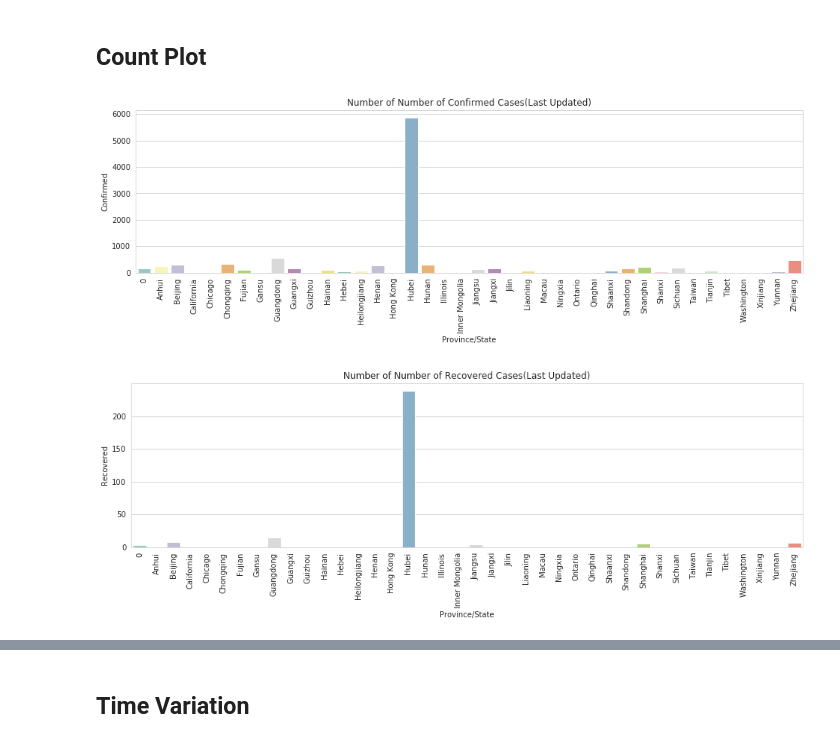
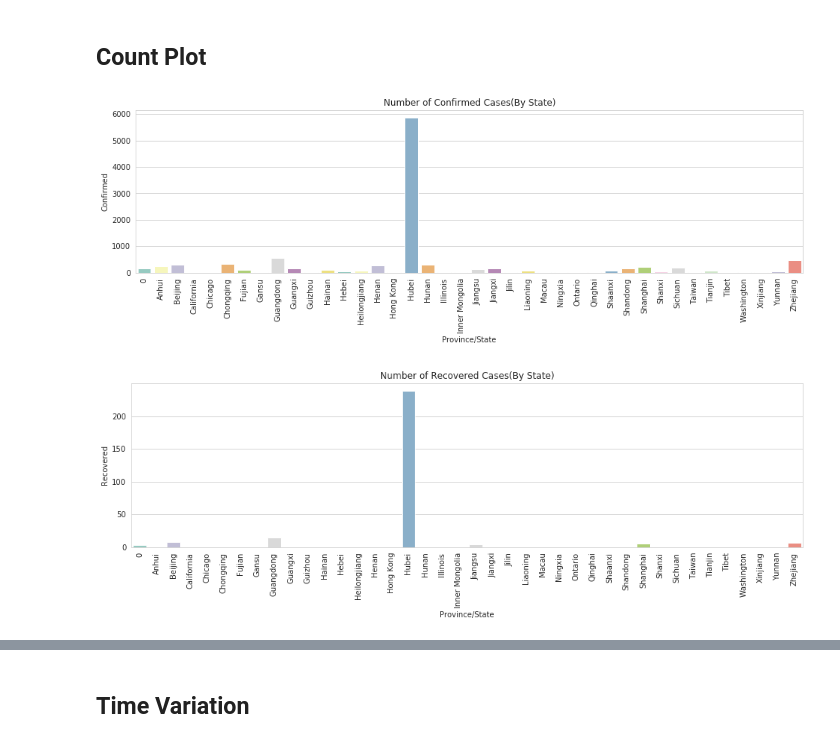
Before and after one commit to hossainlab/CoronavirusTracking, a Jupyter notebook: Corona Data Analysis .ipynb, the cells around one changed output, grey strips where cells are left out. Drawn from its saved outputs; the diff is of its cells as text; code cells hidden in the pictures.

```diff
--- a/Corona Data Analysis .ipynb
+++ b/Corona Data Analysis .ipynb
@@ -226,11 +226,11 @@ def count_plot(feature, value, title, df, size=1):
     plt.show()
 # %%
 # Number of confirmed cases by Province/Satate
-count_plot('Province/State', 'Confirmed', 'Number of Confirmed Cases(Last Updated)', data_by_state, size=4)
+count_plot('Province/State', 'Confirmed', 'Confirmed Cases(By State)', data_by_state, size=4)
 # %% [output]
-[figure, old version]
+[figure, new version]
 # %%
 # Number of recovered cases by Province/State
-count_plot('Province/State', 'Recovered', 'Number of Recovered Cases(Last Updated)', data_by_state, size=4)
+count_plot('Province/State', 'Recovered', 'Recovered Cases(By State)', data_by_state, size=4)
 # %% [output]
-[figure, old version]
+[figure, new version]
```
Also changed, not shown: parts of 12 cells of this notebook.
